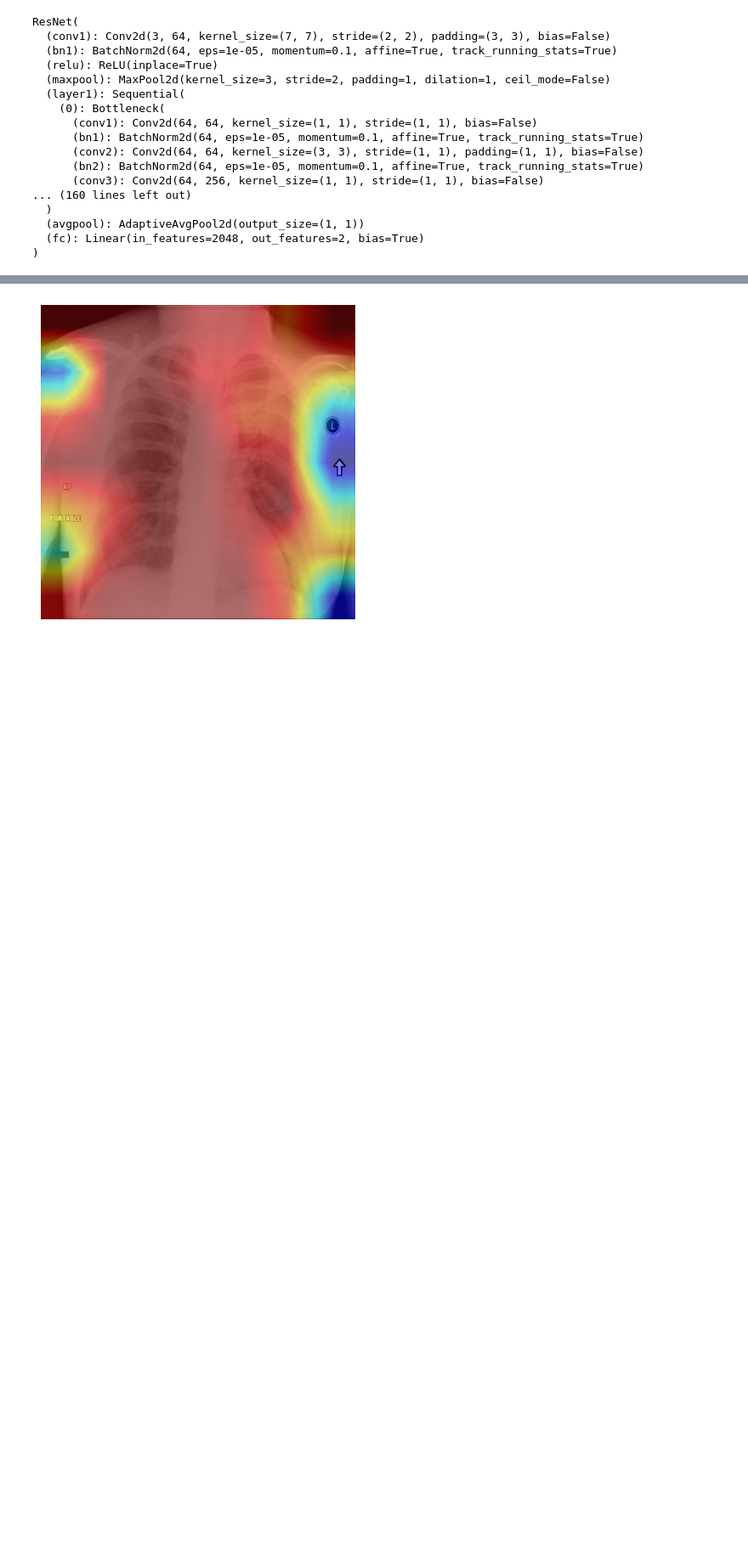
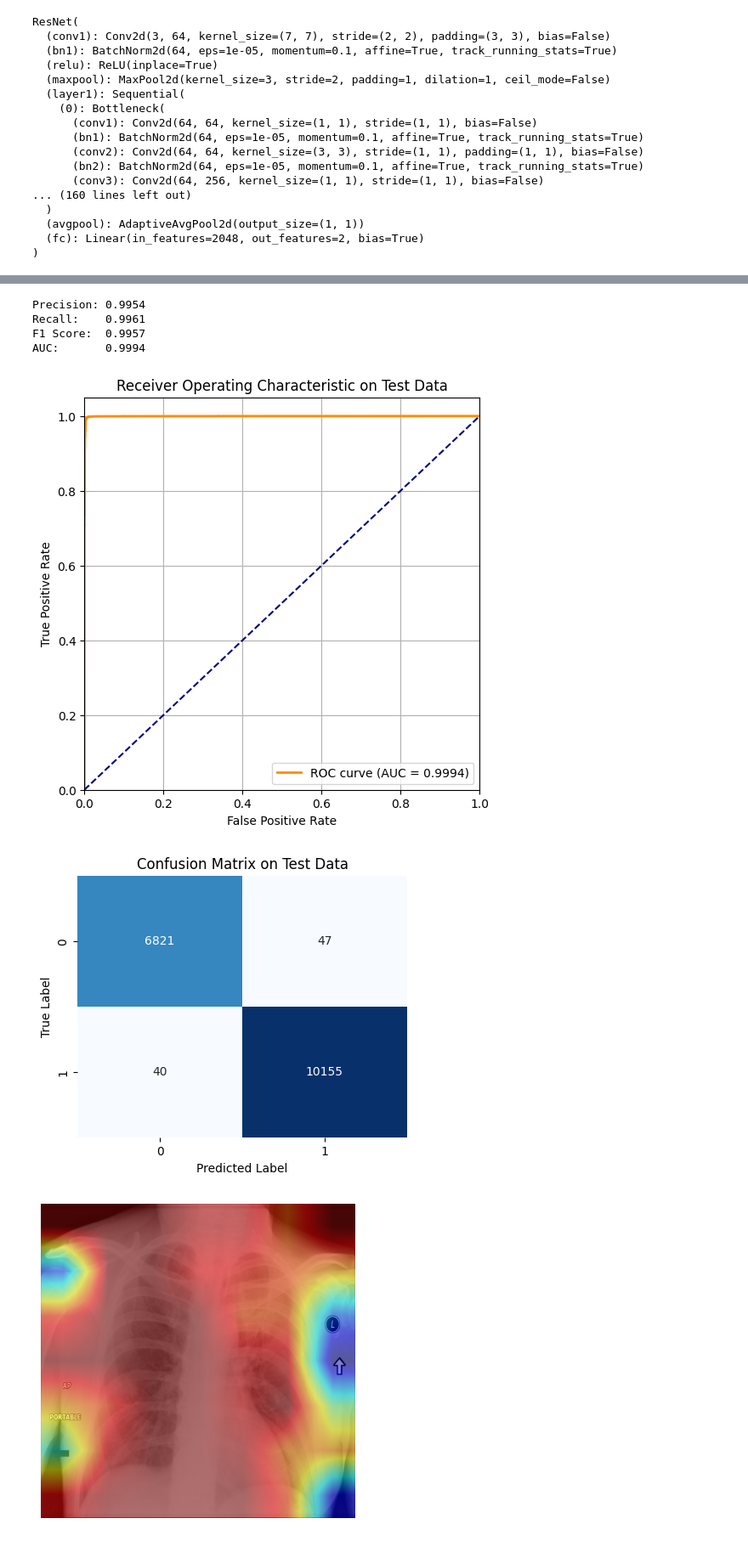
Before and after one commit to furkan-uzmez/NIHChestXrays, a Jupyter notebook: resnet50/resnet50fullyfinetune.ipynb, the cells around one changed output, grey strips where cells are left out. Shown at 85% size. Cells and saved outputs as stored; diff of their text form; code cells hidden in the pictures; blank space fills up the shorter version.

Commit message:
trained half fine tuned resnet50 and organized models structure

```diff
--- a/resnet50/resnet50fullyfinetune.ipynb
+++ b/resnet50/resnet50fullyfinetune.ipynb
@@ -187,7 +187,7 @@ model = models.resnet50(pretrained=True)
 # Son katmanı 2 sınıflı yap
 model.fc = nn.Linear(model.fc.in_features, 2)
 
-checkpoint_path = 'models/best_model.pth'
+checkpoint_path = 'models/resnet50fullyfinetunebestmodel.pth'
 state_dict = torch.load(checkpoint_path)
 
 # 3. state_dict'i modele yükle
@@ -216,3 +236,12 @@ ResNet(
+# %%
+eval_on_metrics(model,test_dataloader)
+# %% [output]
+Precision: 0.9954
+Recall:    0.9961
+F1 Score:  0.9957
+AUC:       0.9994
+[figure, added]
+[figure, added]
 # %%
 test_image_path = test_dataset.get_path(0)
 # %%
```
Also changed, not shown: parts of 2 cells of this notebook, 8 other files.
